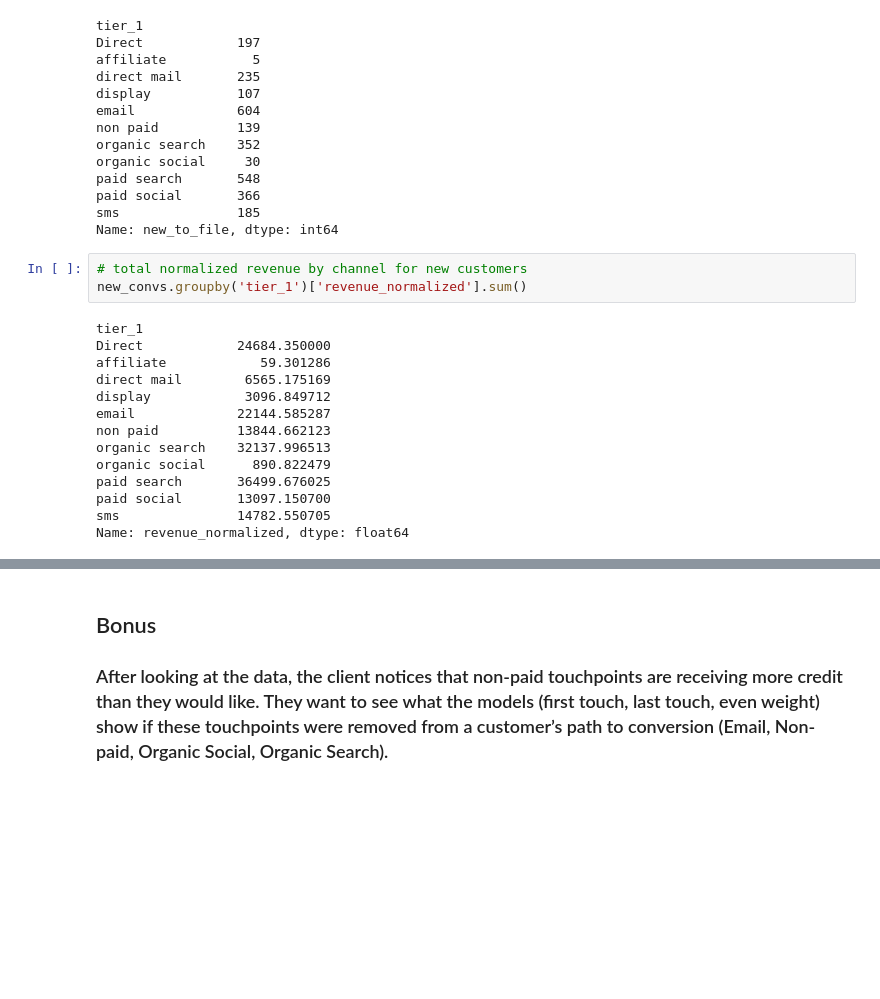
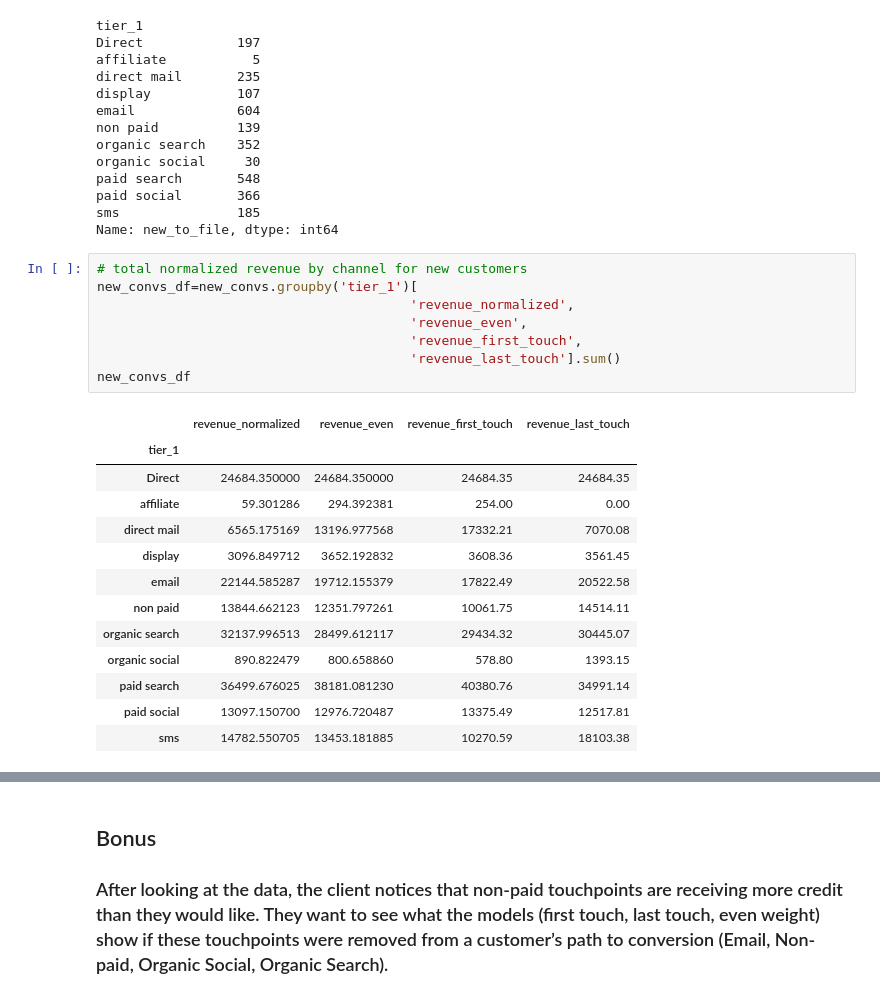
Before and after one commit to dlm6693/Rockerbox-Project, a Jupyter notebook: Rockerbox Assignment.ipynb, the cells around one changed output, grey strips where cells are left out. Cells and saved outputs as stored; diff of their text form; blank space fills up the shorter version.

```diff
--- a/Rockerbox Assignment.ipynb
+++ b/Rockerbox Assignment.ipynb
@@ -340,18 +371,23 @@ sms               185
 Name: new_to_file, dtype: int64
 # %%
 # total normalized revenue by channel for new customers
-new_convs.groupby('tier_1')['revenue_normalized'].sum()
+new_convs_df=new_convs.groupby('tier_1')[
+                                        'revenue_normalized',
+                                        'revenue_even',
+                                        'revenue_first_touch',
+                                        'revenue_last_touch'].sum()
+new_convs_df
 # %% [output]
-tier_1
-Direct            24684.350000
-affiliate            59.301286
-direct mail        6565.175169
-display            3096.849712
-email             22144.585287
-non paid          13844.662123
-organic search    32137.996513
-organic social      890.822479
-paid search       36499.676025
-paid social       13097.150700
-sms               14782.550705
-Name: revenue_normalized, dtype: float64
+|  | revenue_normalized | revenue_even | revenue_first_touch | revenue_last_touch |
+| tier_1 |  |  |  |  |
+| Direct | 24684.350000 | 24684.350000 | 24684.35 | 24684.35 |
+| affiliate | 59.301286 | 294.392381 | 254.00 | 0.00 |
+| direct mail | 6565.175169 | 13196.977568 | 17332.21 | 7070.08 |
+| display | 3096.849712 | 3652.192832 | 3608.36 | 3561.45 |
+| email | 22144.585287 | 19712.155379 | 17822.49 | 20522.58 |
+| non paid | 13844.662123 | 12351.797261 | 10061.75 | 14514.11 |
+| organic search | 32137.996513 | 28499.612117 | 29434.32 | 30445.07 |
+| organic social | 890.822479 | 800.658860 | 578.80 | 1393.15 |
+| paid search | 36499.676025 | 38181.081230 | 40380.76 | 34991.14 |
+| paid social | 13097.150700 | 12976.720487 | 13375.49 | 12517.81 |
+| sms | 14782.550705 | 13453.181885 | 10270.59 | 18103.38 |
```
Also changed, not shown: parts of 12 cells of this notebook, 5 other files.
